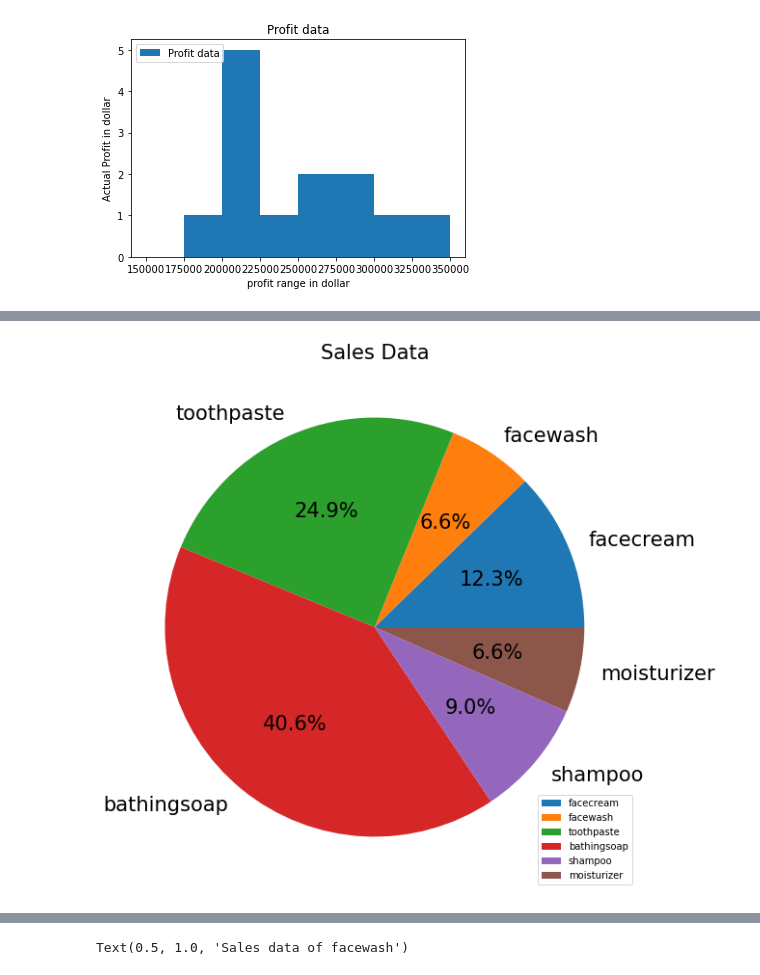
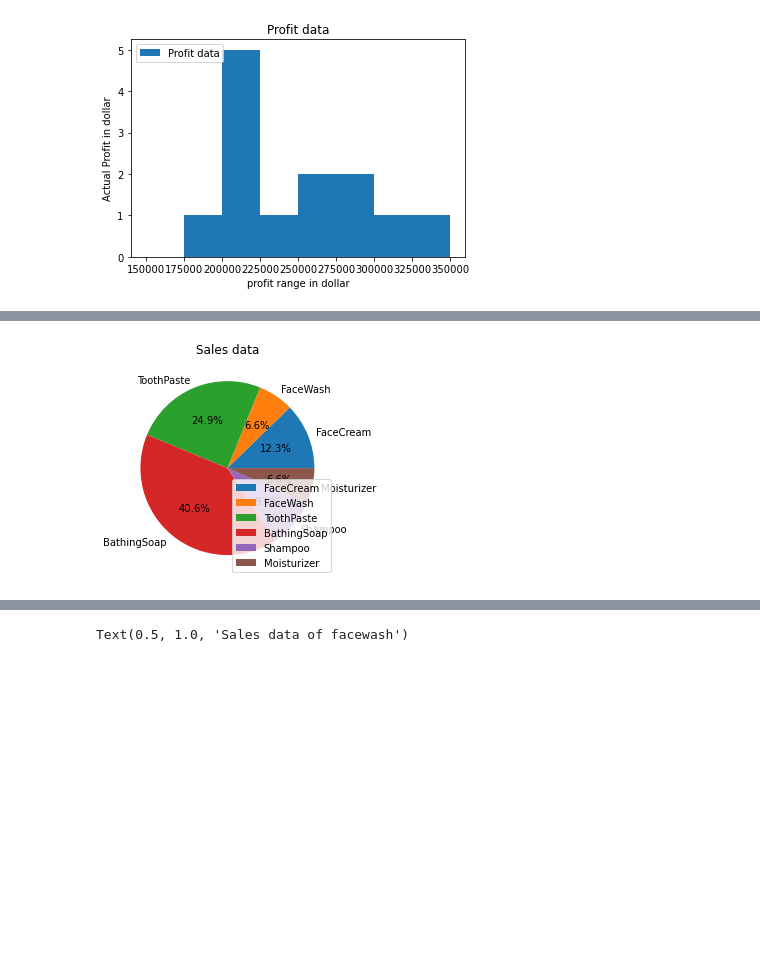
Before and after one commit to fbulbulov/AISpring-exercises, a Jupyter notebook: M1/d10_Matplotlib/Matplotlib_exercises.ipynb, the cells around one changed output, grey strips where cells are left out. Saved outputs shown, nothing was run; the diff lists cells and outputs as text; code cells hidden in the pictures; blank space fills up the shorter version.

```diff
--- a/M1/d10_Matplotlib/Matplotlib_exercises.ipynb
+++ b/M1/d10_Matplotlib/Matplotlib_exercises.ipynb
@@ -243,16 +243,27 @@ The Pie chart should look like this:
 # %%
 # Write your code here
 data = pd.read_csv(url)
 profit = data ['total_profit']
 month  = data ['month_number']
-facecream = data['facecream']
-facewash = data['facewash']
-toothpaste=data['toothpaste']
-bathingsoap=data['bathingsoap']
-shampoo=data['shampoo']
-moisturizer=data['moisturizer']
+facecream = data['facecream'].sum()
+facewash = data['facewash'].sum()
+toothpaste=data['toothpaste'].sum()
+bathingsoap=data['bathingsoap'].sum()
+shampoo=data['shampoo'].sum()
+moisturizer=data['moisturizer'].sum()
+sales= [facecream, facewash, toothpaste,bathingsoap, shampoo,moisturizer]
+
+
+labels = ['FaceCream','FaceWash', 'ToothPaste', 'BathingSoap','Shampoo', 'Moisturizer']
+
+plt.pie(sales, labels=labels, autopct='%1.1f%%')
+
+plt.title('Sales data')
+plt.legend(loc=4)
+
+plt.show()
 # %% [output]
-[figure, old version]
+[figure, new version]
 # %% [markdown]
 ### Exercise 9: Read the Bathing soap facewash of all months and display it using the Subplot.
 The Subplot should look like this:
```
